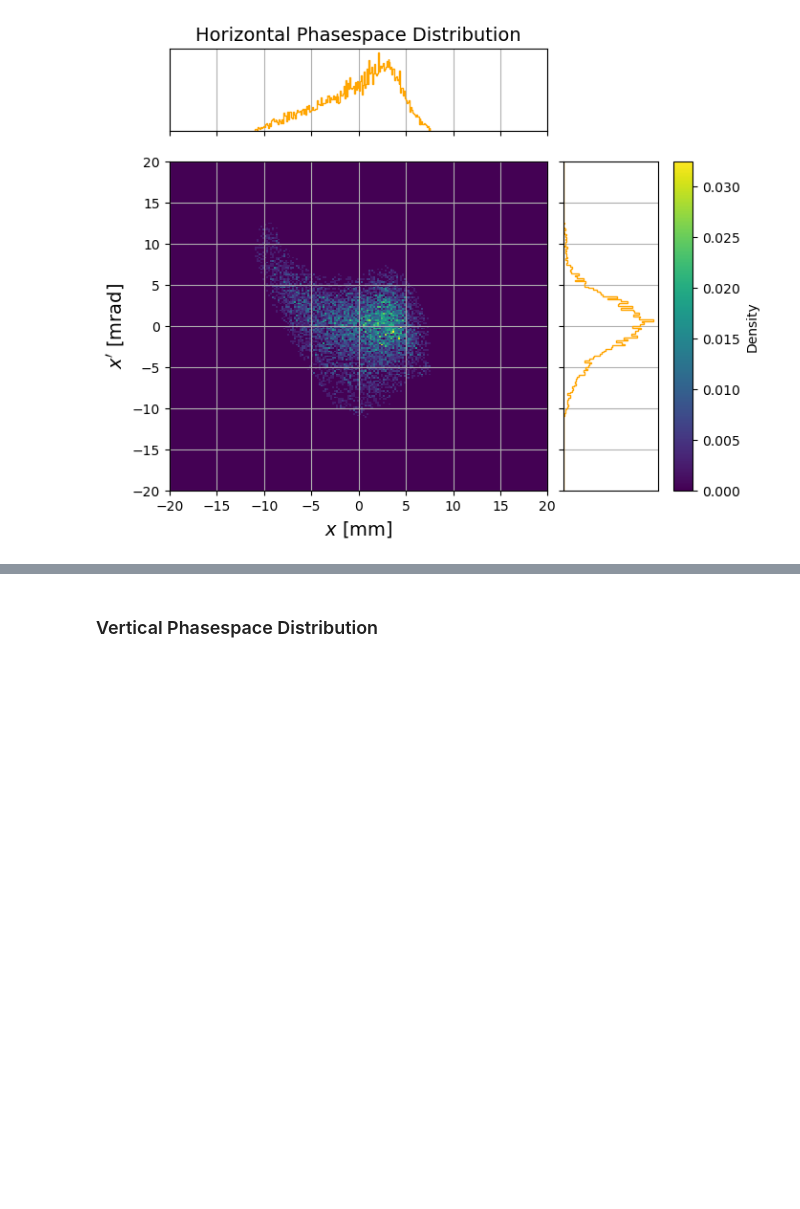
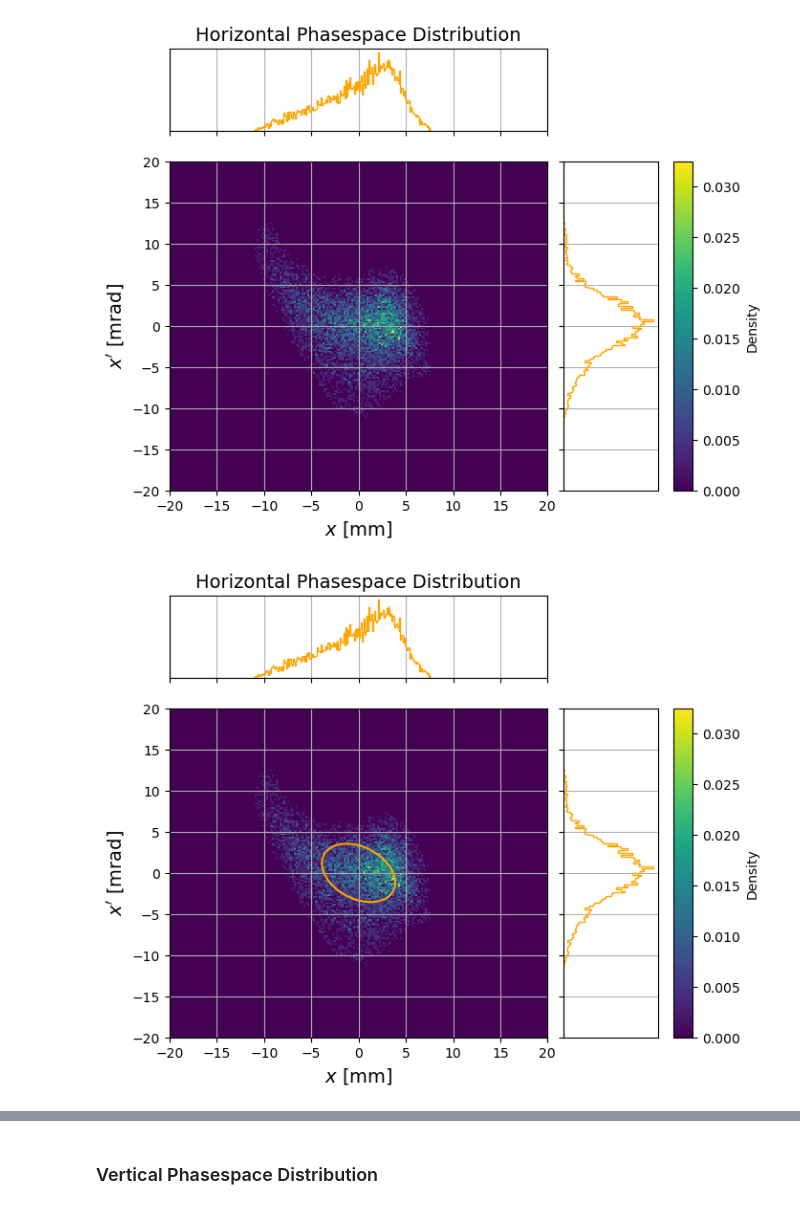
Before and after one commit to cspark7701/synapticTrack, a Jupyter notebook: examples/phasespace_plot.ipynb, the cells around one changed output, grey strips where cells are left out. Drawn from its saved outputs; the diff is of its cells as text; code cells hidden in the pictures; blank space fills up the shorter version.

```diff
--- a/examples/phasespace_plot.ipynb
+++ b/examples/phasespace_plot.ipynb
@@ -48,3 +48,7 @@ Args:
 phasespace_plot(x, xp, xyrange=[-20, 20, -20, 20], title='Horizontal Phasespace Distribution', nbins=200, projection=0, density=True, cmap='viridis', figname=None)
 # %% [output]
 [figure]
+# %%
+phasespace_plot(x, xp, xyrange=[-20, 20, -20, 20], title='Horizontal Phasespace Distribution', nbins=200, projection=0, ellipse=True, density=True, cmap='viridis', figname=None)
+# %% [output]
+[figure, added]
```
Also changed, not shown: parts of 2 cells of this notebook, 6 other files.
